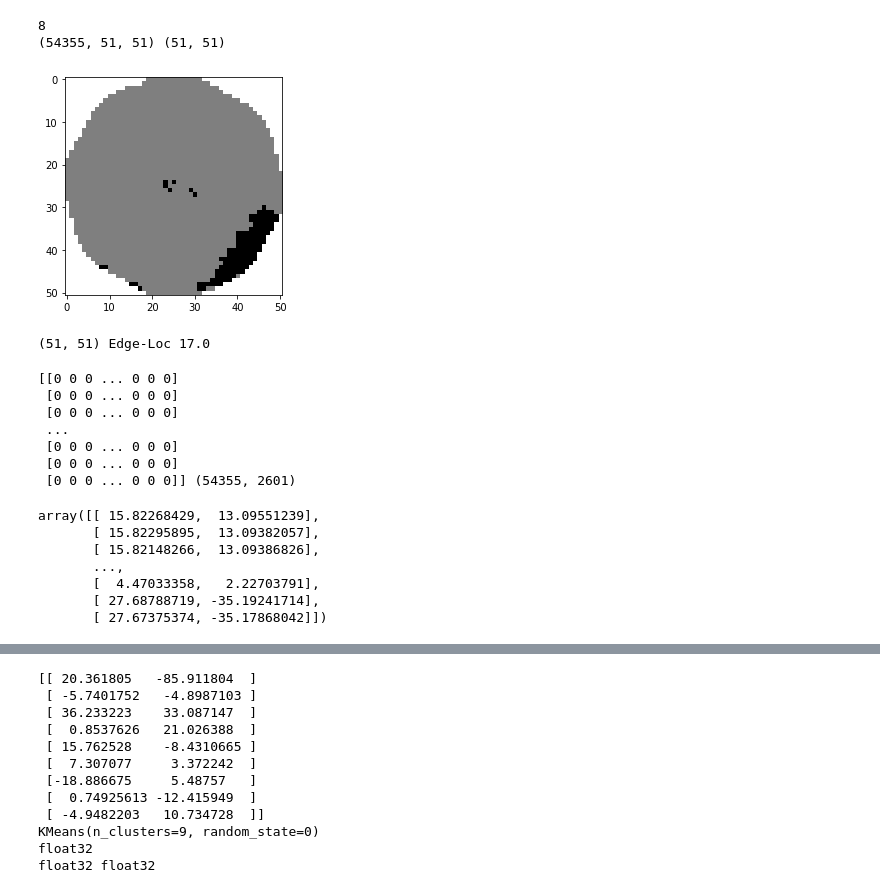
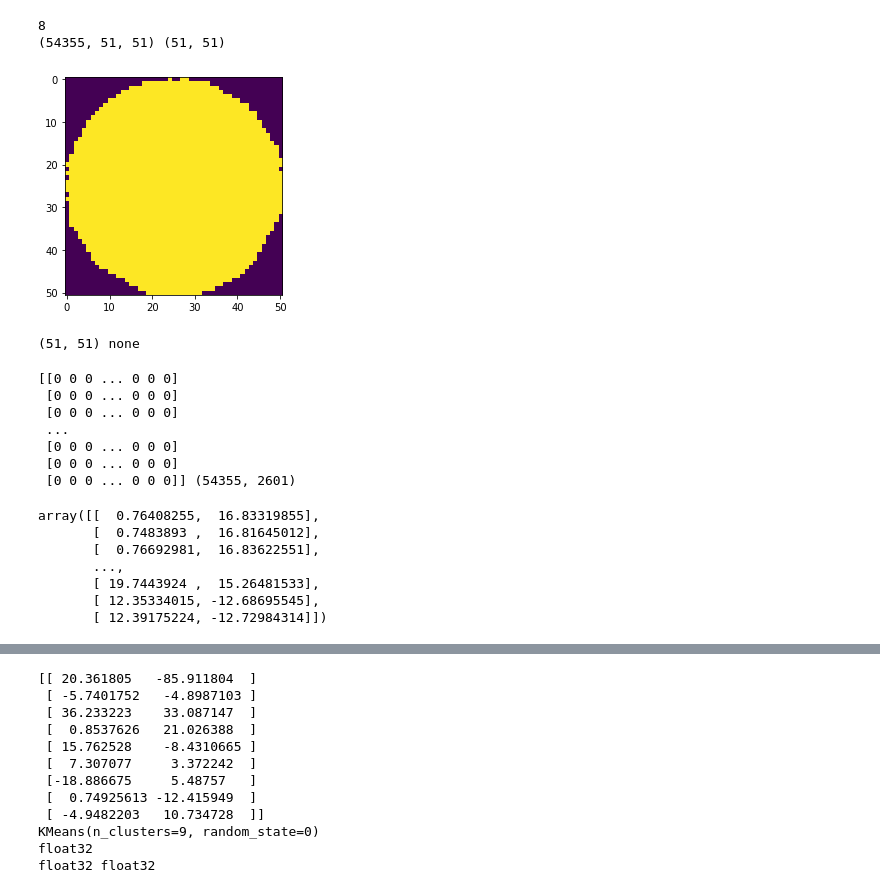
Before and after one commit to dmta9796/waferdatasetexperiments, a Jupyter notebook: wafer experiments.ipynb, the cells around one changed output, grey strips where cells are left out. Saved outputs shown, nothing was run; the diff lists cells and outputs as text; code cells hidden in the pictures.

Commit message:
refactor for better visuals in wafer map visual

```diff
--- a/wafer experiments.ipynb
+++ b/wafer experiments.ipynb
@@ -236,7 +236,7 @@ def rotationmax(wafer):
 
     intensitylist = []
     for image in rotationlist:
-        intensitysum = sum(sum(image[0:size[1]//2,:]))
+        intensitysum = sum(sum(image[0:size[1]//4,:]))
         intensitylist.append(intensitysum)
 
     idx = np.argmin(intensitylist)
@@ -254,6 +254,7 @@ newwaferdata = []
 for idx,wafer in enumerate(waferdata):
     wafer = cv2.medianBlur(wafer, 3)
     wafer = cv2.resize(wafer, dsize=size, interpolation=cv2.INTER_CUBIC)
+    if(labelwaferdata)
     wafer = rotationmax(wafer)
     #print(wafer.shape)
     #wafer = np.array(wafer).reshape(size[0]*size[1])
@@ -265,21 +266,21 @@ print(newwaferdata.shape,newwaferdata[0].shape)
 8
 (54355, 51, 51) (51, 51)
 # %%
-num = 41
+num = 0
 # 38(edge-loc),40(loc),44(center),46(none), 161(), 186(edge-ring), 811427(scratch), 811448(Edge-Ring)
 a = newwaferdata[num]
-b = data["failureType"]
-c = data["waferIndex"]
+label = lb_make.inverse_transform(labelwaferdata)[num]
+#c = subdata["waferIndex"][num]
 plt.imshow(a, cmap='binary', interpolation='nearest')
 plt.show()
-print(a.shape,b[num],c[num])
+print(a.shape, label)
 
 #the median filter removed the salt and pepper noise
 # edge ring seems to lose form under the 5 median filter
 # the rotation for 90 degrees seems to work
 # %% [output]
-[figure, old version]
+[figure, new version]
-(51, 51) Edge-Loc 17.0
+(51, 51) none
 # %%
 # umap
 length = newwaferdata.shape[0]
@@ -292,8 +293,8 @@ newwaferdata = newwaferdata.reshape((length,size[0]*size[1]))
 print(newwaferdata,newwaferdata.shape)
 #print(umap)
 model = umap.UMAP(
-    n_neighbors=100,
-    min_dist=0.01,
+    n_neighbors=40,
+    min_dist=0.00,
     n_components=2,
     random_state=42
 )
@@ -309,13 +310,13 @@ umapdata.astype("double")
  [0 0 0 ... 0 0 0]
  [0 0 0 ... 0 0 0]
  [0 0 0 ... 0 0 0]] (54355, 2601)
-array([[ 15.82268429,  13.09551239],
-       [ 15.82295895,  13.09382057],
-       [ 15.82148266,  13.09386826],
+array([[  0.76408255,  16.83319855],
+       [  0.7483893 ,  16.81645012],
+       [  0.76692981,  16.83622551],
        ...,
-       [  4.47033358,   2.22703791],
-       [ 27.68788719, -35.19241714],
-       [ 27.67375374, -35.17868042]])
+       [ 19.7443924 ,  15.26481533],
+       [ 12.35334015, -12.68695545],
+       [ 12.39175224, -12.72984314]])
 # %%
 #Center, Donut, Edge-Loc, Edge-Ring, Loc, Random, Scratch, Near-full, none.
 import matplotlib.patches as mpatches
```
Also changed, not shown: parts of 5 cells of this notebook.
